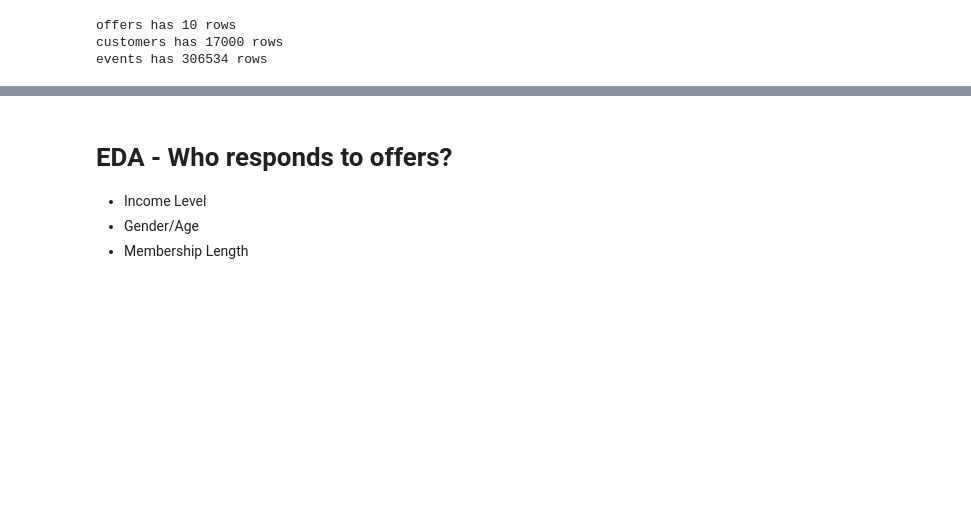
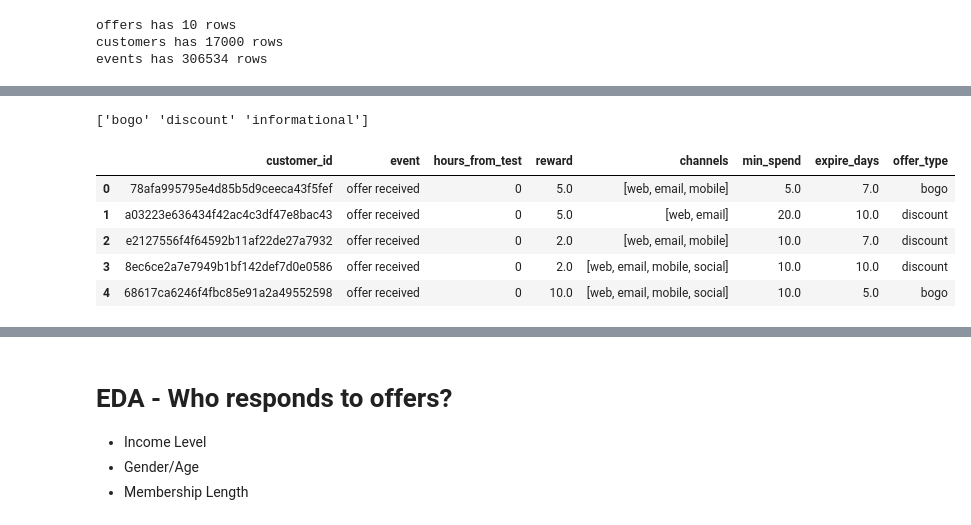
Before and after one commit to kevingao1136/Udacity_DataScience_Nanodegree, a Jupyter notebook: Starbucks_Capstone_Challenge/Starbucks_Capstone.ipynb, the cells around one changed output, grey strips where cells are left out. Drawn from its saved outputs; the diff is of its cells as text; code cells hidden in the pictures; blank space fills up the shorter version.

```diff
--- a/Starbucks_Capstone_Challenge/Starbucks_Capstone.ipynb
+++ b/Starbucks_Capstone_Challenge/Starbucks_Capstone.ipynb
@@ -92,0 +100,12 @@ events has 306534 rows
+# %%
+# Clean the events data
+for dic in events.value:
+    if list(dic.keys()) == ['offer id']:
+        dic['offer_id'] = dic.pop('offer id')
+
+# Concat and transform the events data
+temp = pd.DataFrame(events.value.to_list())
+events = pd.concat([events,temp],axis=1)
+events.rename(columns={'reward':'reward_received'},inplace=True)
+events.drop('value',axis=1,inplace=True)
+events.head()
@@ -92,0 +119,15 @@ events has 306534 rows
+# %%
+# Merge offers to events
+events_offers = pd.merge(events, offers, how='left', left_on='offer_id', right_on='id')
+events_offers = events_offers.query("event != 'transaction'") #include only offer related activities
+events_offers.drop(['offer_id','id','amount','reward_received'],axis=1,inplace=True)
+print(events_offers.offer_type.unique())
+events_offers.head()
+# %% [output]
+['bogo' 'discount' 'informational']
+|  | customer_id | event | hours_from_test | reward | channels | min_spend | expire_days | offer_type |
+| 0 | 78afa995795e4d85b5d9ceeca43f5fef | offer received | 0 | 5.0 | [web, email, mobile] | 5.0 | 7.0 | bogo |
+| 1 | a03223e636434f42ac4c3df47e8bac43 | offer received | 0 | 5.0 | [web, email] | 20.0 | 10.0 | discount |
+| 2 | e2127556f4f64592b11af22de27a7932 | offer received | 0 | 2.0 | [web, email, mobile] | 10.0 | 7.0 | discount |
+| 3 | 8ec6ce2a7e7949b1bf142def7d0e0586 | offer received | 0 | 2.0 | [web, email, mobile, social] | 10.0 | 10.0 | discount |
+| 4 | 68617ca6246f4fbc85e91a2a49552598 | offer received | 0 | 10.0 | [web, email, mobile, social] | 10.0 | 5.0 | bogo |
```
Also changed, not shown: parts of 37 cells of this notebook, 2 other files.
